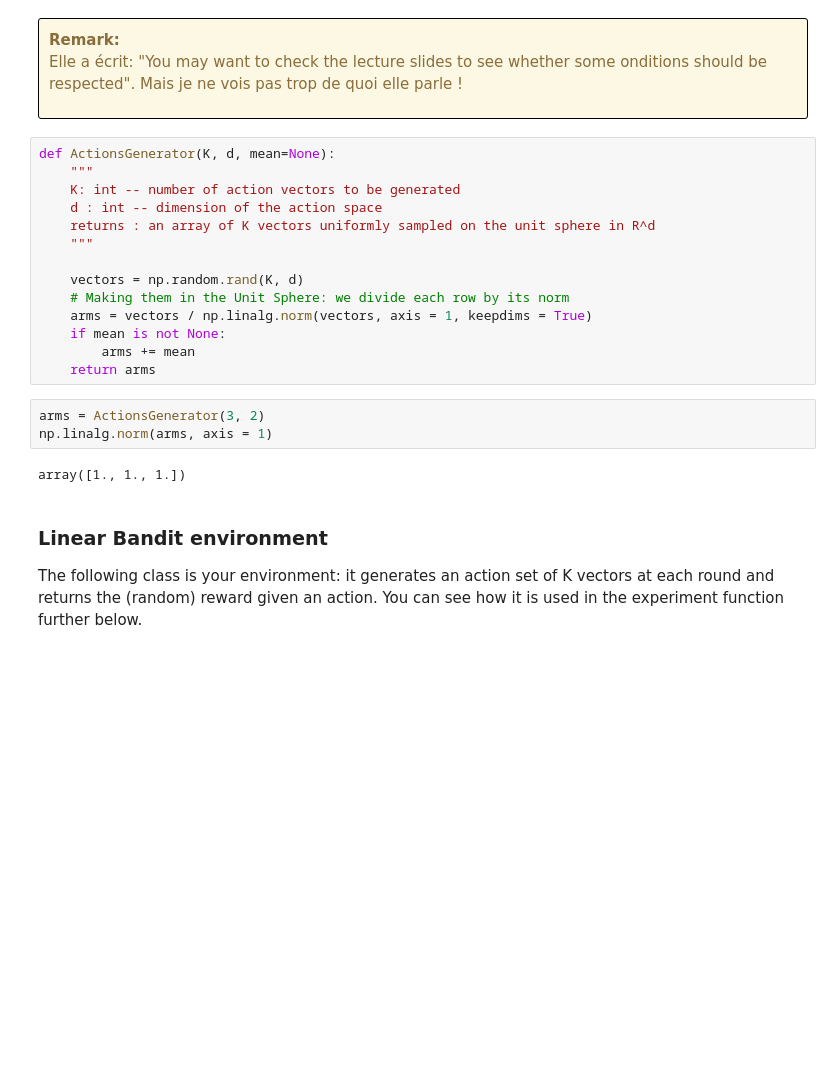
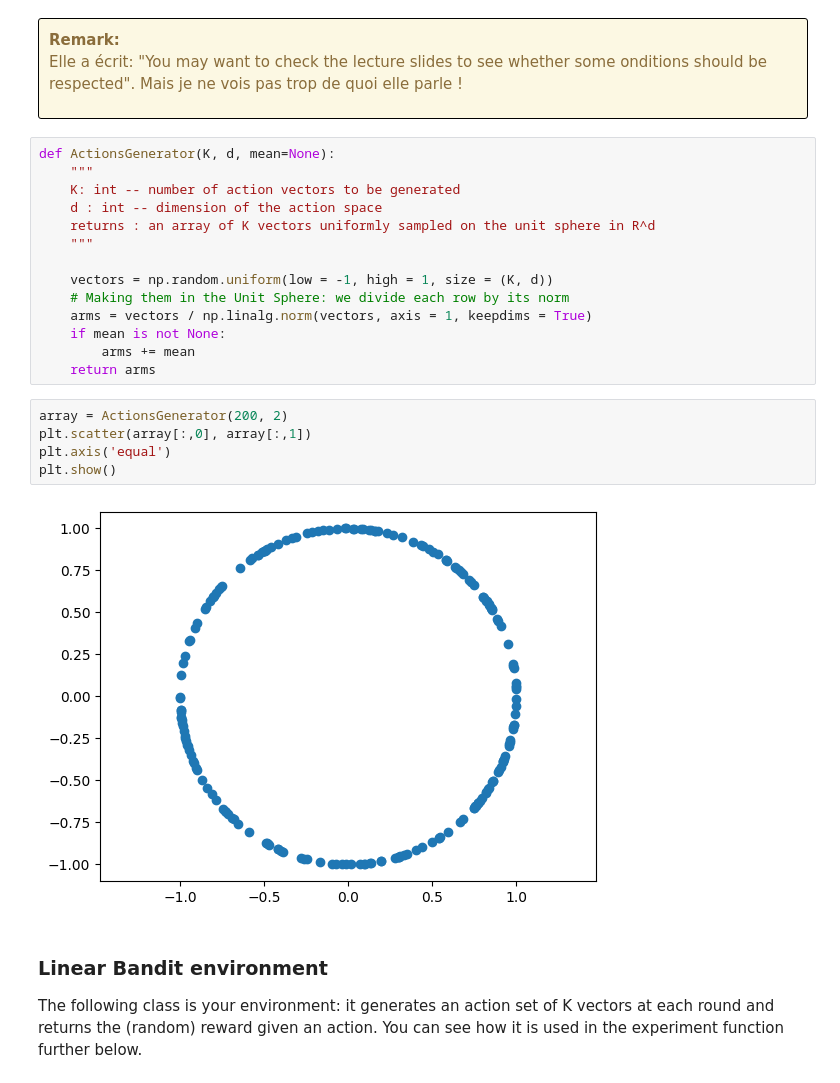
Before and after one commit to arebaine/RL, a Jupyter notebook: Aymane_bandits.ipynb, the cells around one changed output. Saved outputs shown, nothing was run; the diff lists cells and outputs as text; blank space fills up the shorter version.

```diff
--- a/Aymane_bandits.ipynb
+++ b/Aymane_bandits.ipynb
@@ -78,17 +78,19 @@ def ActionsGenerator(K, d, mean=None):
     returns : an array of K vectors uniformly sampled on the unit sphere in R^d
     """
 
-    vectors = np.random.rand(K, d)
+    vectors = np.random.uniform(low = -1, high = 1, size = (K, d))
     # Making them in the Unit Sphere: we divide each row by its norm
     arms = vectors / np.linalg.norm(vectors, axis = 1, keepdims = True)
     if mean is not None:
         arms += mean
     return arms
-# %%
-arms = ActionsGenerator(3, 2)
-np.linalg.norm(arms, axis = 1)
-# %% [output]
-array([1., 1., 1.])
+# %%
+array = ActionsGenerator(200, 2)
+plt.scatter(array[:,0], array[:,1])
+plt.axis('equal')
+plt.show()
+# %% [output]
+[figure, added]
 # %% [markdown]
 ### Linear Bandit environment
 
```
Also changed, not shown: parts of 15 cells of this notebook.
